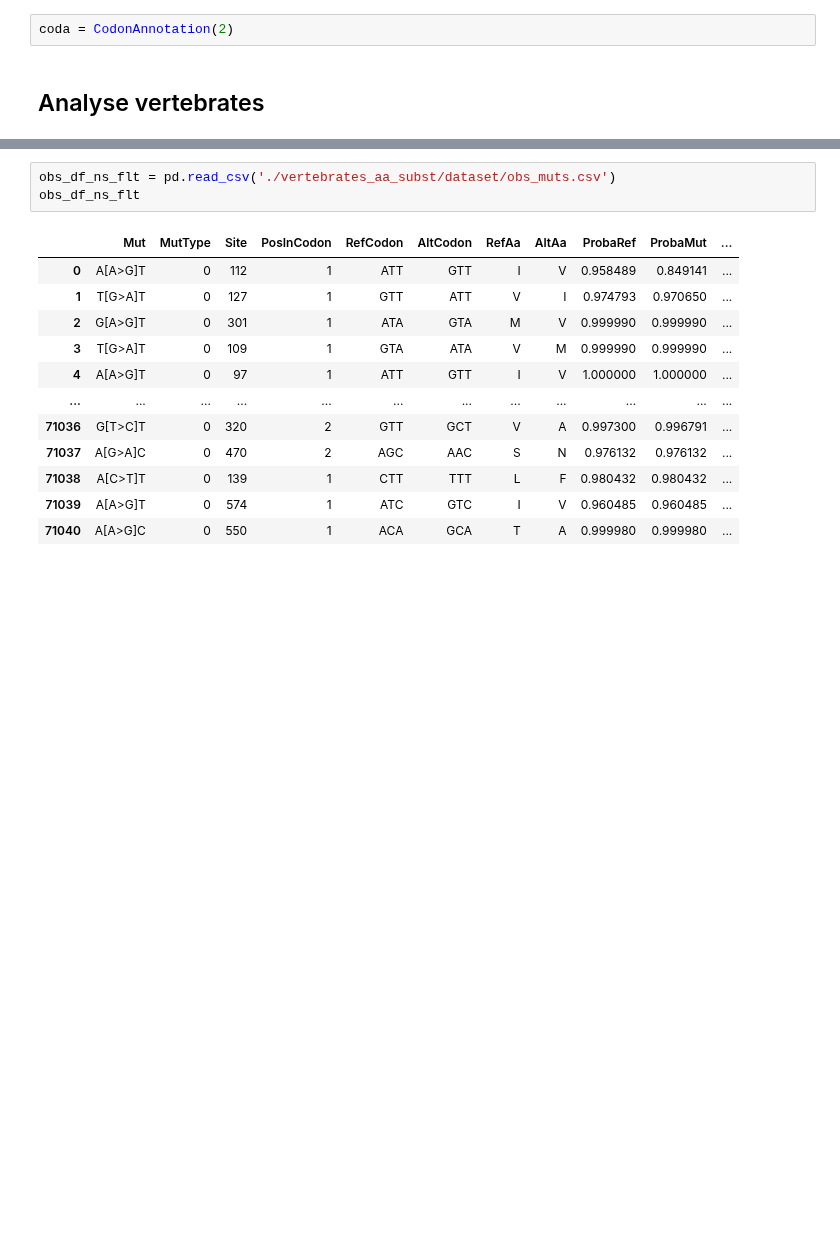
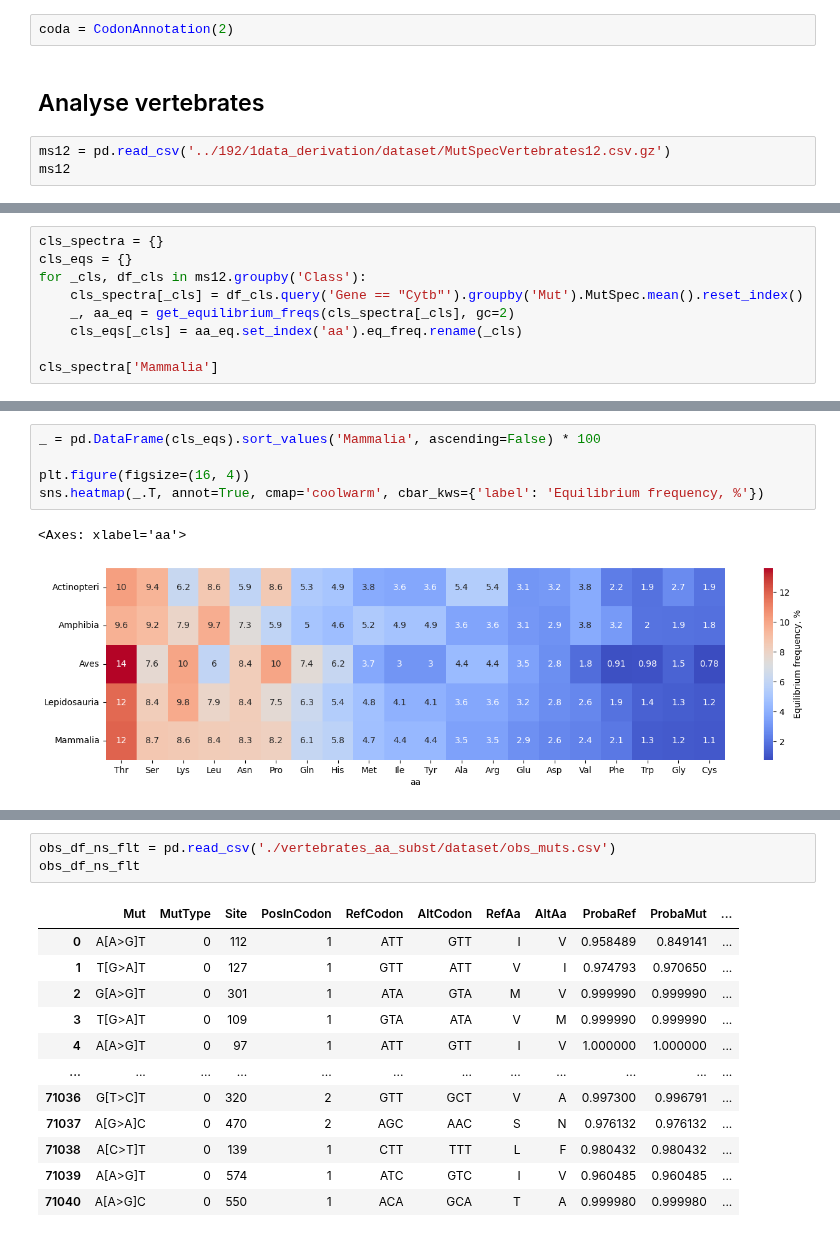
Before and after one commit to mitoclub/AminoAcidShift, a Jupyter notebook: analyse.ipynb, the cells around one changed output, grey strips where cells are left out. Saved outputs shown, nothing was run; the diff lists cells and outputs as text; blank space fills up the shorter version.

Commit message:
redo analysis on vertebrates species classes

```diff
--- a/analyse.ipynb
+++ b/analyse.ipynb
@@ -20,3 +23,6 @@ warnings.filterwarnings("ignore")
 coda = CodonAnnotation(2)
 # %% [markdown]
 ## Analyse vertebrates
+# %%
+ms12 = pd.read_csv('../192/1data_derivation/dataset/MutSpecVertebrates12.csv.gz')
+ms12
@@ -22,0 +43,9 @@ coda = CodonAnnotation(2)
+# %%
+cls_spectra = {}
+cls_eqs = {}
+for _cls, df_cls in ms12.groupby('Class'):
+    cls_spectra[_cls] = df_cls.query('Gene == "Cytb"').groupby('Mut').MutSpec.mean().reset_index()
+    _, aa_eq = get_equilibrium_freqs(cls_spectra[_cls], gc=2)
+    cls_eqs[_cls] = aa_eq.set_index('aa').eq_freq.rename(_cls)
+
+cls_spectra['Mammalia']
@@ -22,0 +66,8 @@ coda = CodonAnnotation(2)
+# %%
+_ = pd.DataFrame(cls_eqs).sort_values('Mammalia', ascending=False) * 100
+
+plt.figure(figsize=(16, 4))
+sns.heatmap(_.T, annot=True, cmap='coolwarm', cbar_kws={'label': 'Equilibrium frequency, %'})
+# %% [output]
+<Axes: xlabel='aa'>
+[figure, added]
```
Also changed, not shown: parts of 16 cells of this notebook, 1 other file.
